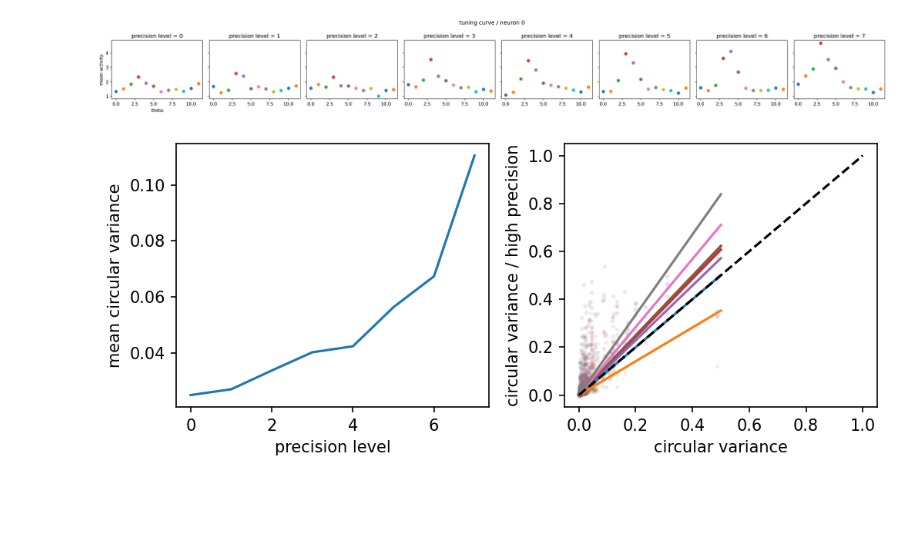
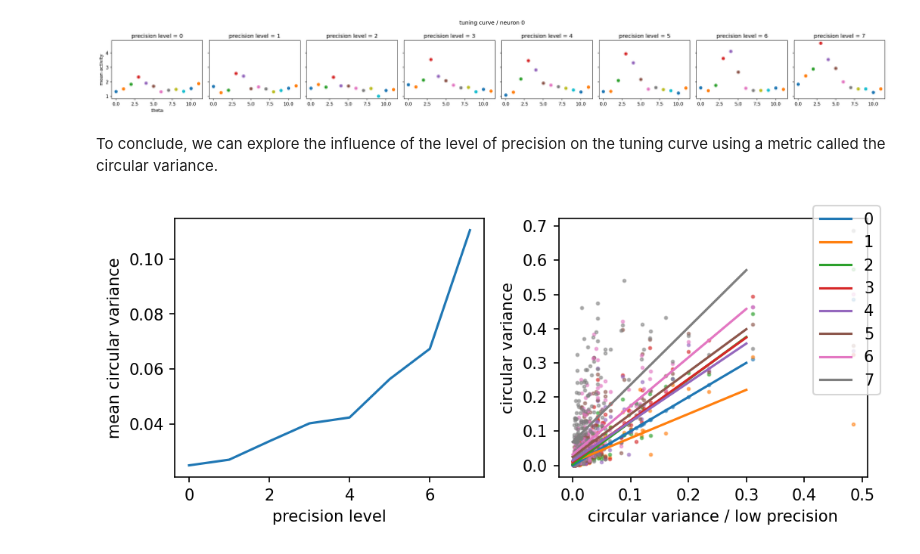
Before and after one commit to alexandre-laine/2025_Python-Programming-Tutorial, a Jupyter notebook: source/Population_Analysis/Cats_AL.ipynb, the cells around one changed output. Saved outputs shown, nothing was run; the diff lists cells and outputs as text; code cells hidden in the pictures; blank space fills up the shorter version.

```diff
--- a/source/Population_Analysis/Cats_AL.ipynb
+++ b/source/Population_Analysis/Cats_AL.ipynb
@@ -148,6 +148,8 @@ plt.tight_layout()
 plt.show()
 # %% [output]
 [figure]
+# %% [markdown]
+To conclude, we can explore the influence of the level of precision on the tuning curve using a metric called the circular variance.
 # %%
 circular_variance = np.ones((fr.shape[0], fr.shape[-1]))
 
@@ -171,44 +173,38 @@ fig, ax = plt.subplots(
     nrows=1, ncols=2,
     figsize=(7,3),
     dpi=150
 )
 
 ax[0].plot(
     circular_variance.mean(axis=1),
 )
 
 for i in range(circular_variance.shape[0]):
 
     ax[1].scatter(
         circular_variance[0,:],
         circular_variance[i,:],
-        s=3, alpha=0.1
+        s=3, alpha=0.5
     )
 
     linearreg = LinearRegression().fit(
         circular_variance[0,:].reshape(-1, 1),
         circular_variance[i,:].reshape(-1, 1)
     )
     ax[1].plot(
-        np.linspace(0, 0.5, 100),
-        linearreg.coef_.item() * np.linspace(0, 0.5, 100)
+        np.linspace(0, 0.3, 100),
+        linearreg.coef_.item() * np.linspace(0, 0.3, 100) + linearreg.intercept_.item(),
+        label=i
     )
 
-
-
-ax[1].plot(
-    [0,1], [0,1],
-    linestyle="dashed",
-    color="black"
-)
-
+fig.legend()
 ax[0].set_xlabel("precision level")
 ax[0].set_ylabel("mean circular variance")
 
-ax[1].set_xlabel("circular variance")
-ax[1].set_ylabel("circular variance / high precision")
+ax[1].set_xlabel("circular variance / low precision")
+ax[1].set_ylabel("circular variance")
 
 plt.tight_layout()
 plt.show()
 # %% [output]
-[figure, old version]
+[figure, new version]
```
Also changed, not shown: parts of 1 cell of this notebook.
